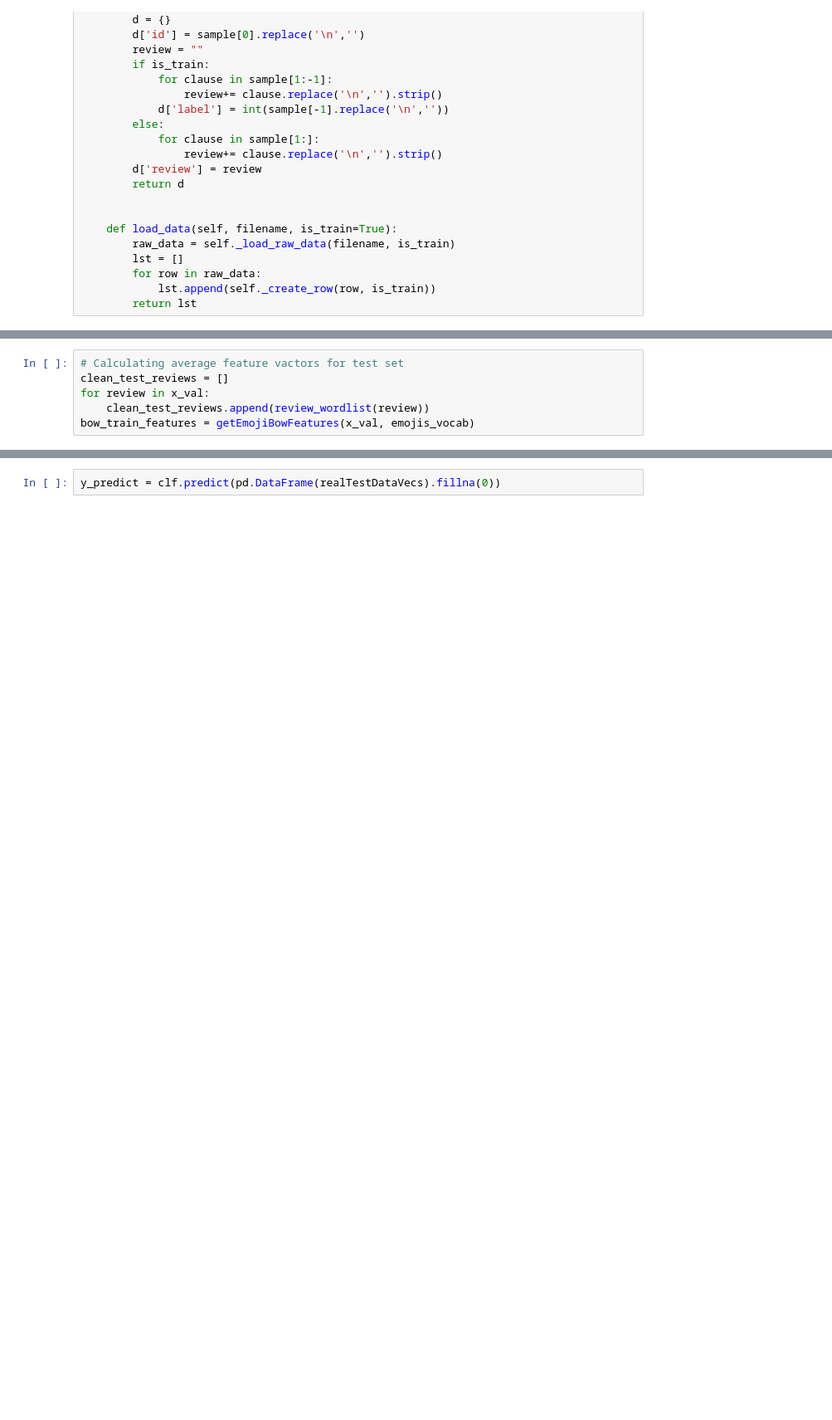
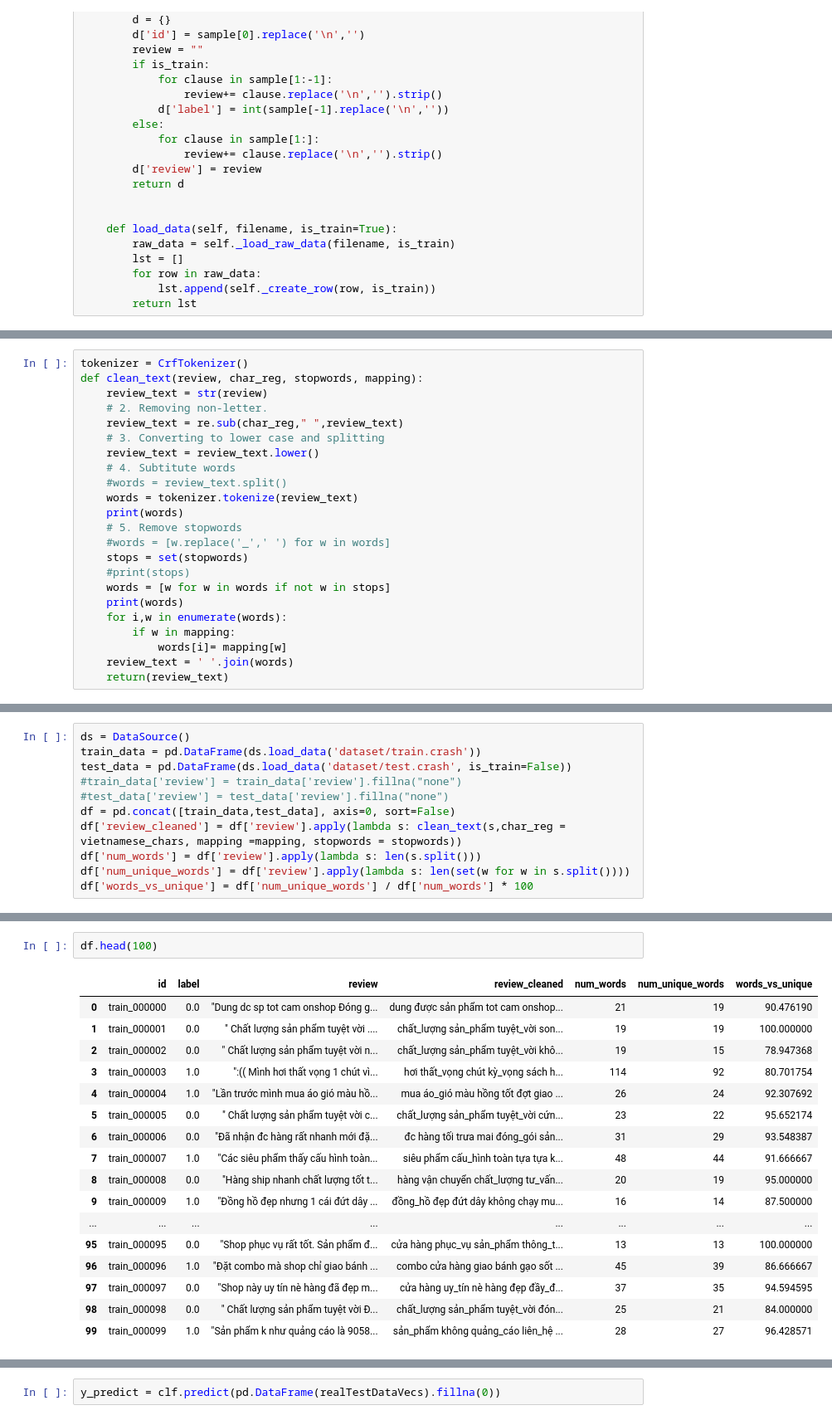
Before and after one commit to dalo2903/aivivn-nlp-contest, a Jupyter notebook: NLP.ipynb, the cells around one changed output, grey strips where cells are left out. Shown at 83% size. Drawn from its saved outputs; the diff is of its cells as text; blank space fills up the shorter version.

```diff
--- a/NLP.ipynb
+++ b/NLP.ipynb
@@ -213,6 +58,0 @@ KeyboardInterrupt:
-# %%
-# Calculating average feature vactors for test set
-clean_test_reviews = []
-for review in x_val:
-    clean_test_reviews.append(review_wordlist(review))
-bow_train_features = getEmojiBowFeatures(x_val, emojis_vocab)
@@ -286,0 +180,23 @@ test_data
+# %%
+tokenizer = CrfTokenizer()
+def clean_text(review, char_reg, stopwords, mapping):
+    review_text = str(review)
+    # 2. Removing non-letter.
+    review_text = re.sub(char_reg," ",review_text)
+    # 3. Converting to lower case and splitting
+    review_text = review_text.lower()
+    # 4. Subtitute words
+    #words = review_text.split()
+    words = tokenizer.tokenize(review_text)
+    print(words)
+    # 5. Remove stopwords
+    #words = [w.replace('_',' ') for w in words]
+    stops = set(stopwords)
+    #print(stops)
+    words = [w for w in words if not w in stops]
+    print(words)
+    for i,w in enumerate(words):
+        if w in mapping:
+            words[i]= mapping[w]
+    review_text = ' '.join(words)
+    return(review_text)
@@ -286,0 +210,11 @@ test_data
+# %%
+ds = DataSource()
+train_data = pd.DataFrame(ds.load_data('dataset/train.crash'))
+test_data = pd.DataFrame(ds.load_data('dataset/test.crash', is_train=False))
+#train_data['review'] = train_data['review'].fillna("none")
+#test_data['review'] = test_data['review'].fillna("none")
+df = pd.concat([train_data,test_data], axis=0, sort=False)
+df['review_cleaned'] = df['review'].apply(lambda s: clean_text(s,char_reg = vietnamese_chars, mapping =mapping, stopwords = stopwords))
+df['num_words'] = df['review'].apply(lambda s: len(s.split()))
+df['num_unique_words'] = df['review'].apply(lambda s: len(set(w for w in s.split())))
+df['words_vs_unique'] = df['num_unique_words'] / df['num_words'] * 100
@@ -286,0 +223,20 @@ test_data
+# %%
+df.head(100)
+# %% [output]
+|  | id | label | review | review_cleaned | num_words | num_unique_words | words_vs_unique |
+| 0 | train_000000 | 0.0 | "Dung dc sp tot cam onshop Đóng g... | dung được sản phẩm tot cam onshop... | 21 | 19 | 90.476190 |
+| 1 | train_000001 | 0.0 | " Chất lượng sản phẩm tuyệt vời .... | chất_lượng sản_phẩm tuyệt_vời son... | 19 | 19 | 100.000000 |
+| 2 | train_000002 | 0.0 | " Chất lượng sản phẩm tuyệt vời n... | chất_lượng sản_phẩm tuyệt_vời khô... | 19 | 15 | 78.947368 |
+| 3 | train_000003 | 1.0 | ":(( Mình hơi thất vọng 1 chút vì... | hơi thất_vọng chút kỳ_vọng sách h... | 114 | 92 | 80.701754 |
+| 4 | train_000004 | 1.0 | "Lần trước mình mua áo gió màu hồ... | mua áo_gió màu hồng tốt đợt giao ... | 26 | 24 | 92.307692 |
+| 5 | train_000005 | 0.0 | " Chất lượng sản phẩm tuyệt vời c... | chất_lượng sản_phẩm tuyệt_vời cứn... | 23 | 22 | 95.652174 |
+| 6 | train_000006 | 0.0 | "Đã nhận đc hàng rất nhanh mới đặ... | đc hàng tối trưa mai đóng_gói sản... | 31 | 29 | 93.548387 |
+| 7 | train_000007 | 1.0 | "Các siêu phẩm thấy cấu hình toàn... | siêu phẩm cấu_hình toàn tựa tựa k... | 48 | 44 | 91.666667 |
+| 8 | train_000008 | 0.0 | "Hàng ship nhanh chất lượng tốt t... | hàng vận chuyển chất_lượng tư_vấn... | 20 | 19 | 95.000000 |
+| 9 | train_000009 | 1.0 | "Đồng hồ đẹp nhưng 1 cái đứt dây ... | đồng_hồ đẹp đứt dây không chạy mu... | 16 | 14 | 87.500000 |
+| ... | ... | ... | ... | ... | ... | ... | ... |
+| 95 | train_000095 | 0.0 | "Shop phục vụ rất tốt. Sản phẩm đ... | cửa hàng phục_vụ sản_phẩm thông_t... | 13 | 13 | 100.000000 |
+| 96 | train_000096 | 1.0 | "Đặt combo mà shop chỉ giao bánh ... | combo cửa hàng giao bánh gạo sốt ... | 45 | 39 | 86.666667 |
+| 97 | train_000097 | 0.0 | "Shop này uy tín nè hàng đã đẹp m... | cửa hàng uy_tín nè hàng đẹp đầy_đ... | 37 | 35 | 94.594595 |
+| 98 | train_000098 | 0.0 | " Chất lượng sản phẩm tuyệt vời Đ... | chất_lượng sản_phẩm tuyệt_vời đón... | 25 | 21 | 84.000000 |
+| 99 | train_000099 | 1.0 | "Sản phẩm k như quảng cáo là 9058... | sản_phẩm không quảng_cáo liên_hệ ... | 28 | 27 | 96.428571 |
```
Also changed, not shown: parts of 72 cells of this notebook, 3 other files.
